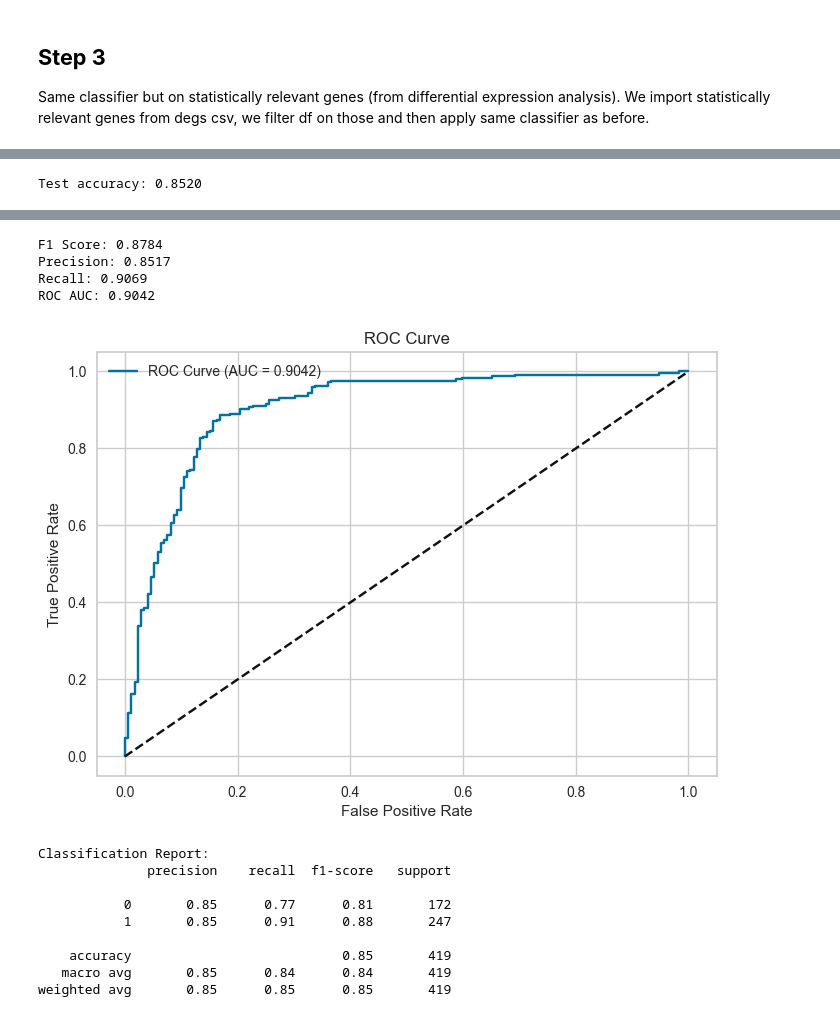
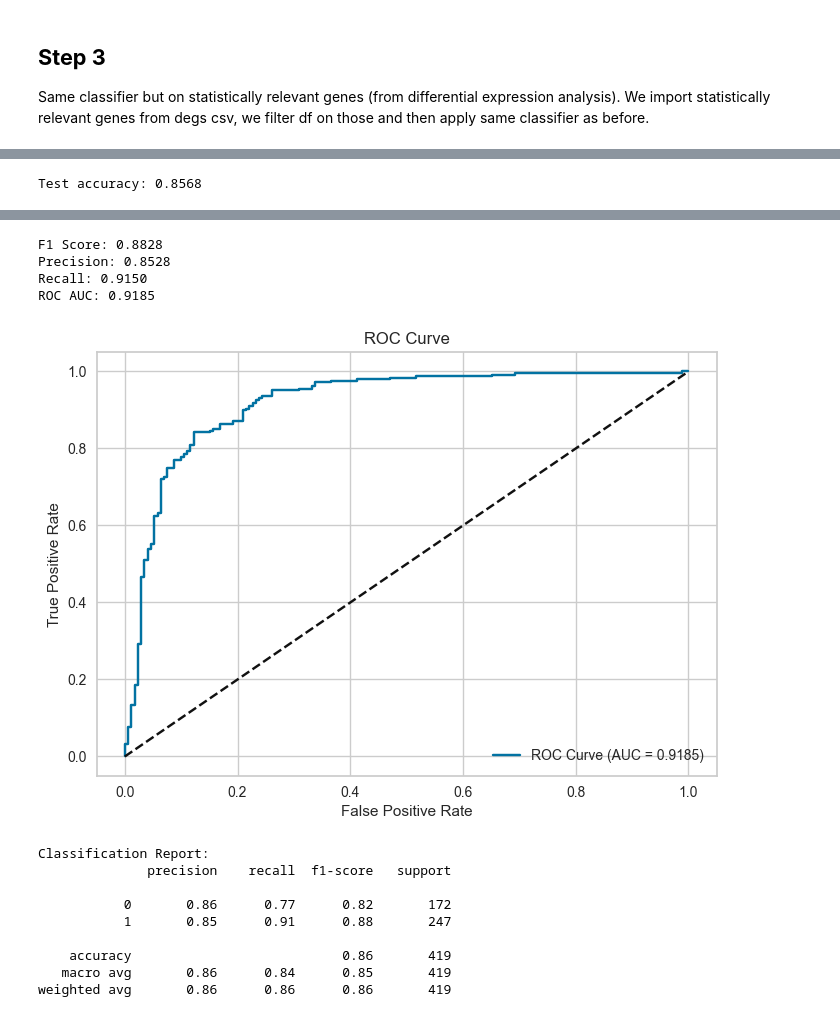
Before and after one commit to beatricecitterio/ml-repo, a Jupyter notebook: bea.ipynb, the cells around one changed output, grey strips where cells are left out. Saved outputs shown, nothing was run; the diff lists cells and outputs as text; code cells hidden in the pictures.

```diff
--- a/bea.ipynb
+++ b/bea.ipynb
@@ -1234,6 +1174,15 @@ X_train, X_test, y_train, y_test = train_test_split(
 scaler = StandardScaler()
 X_train_scaled = scaler.fit_transform(X_train)
 X_test_scaled = scaler.transform(X_test)
+
+final_model = GradientBoostingClassifier(
+                learning_rate=0.1,
+                n_estimators=200,
+                subsample=0.8,
+                random_state=42
+            )
+
+
 final_model.fit(X_train_scaled, y_train)
 
 y_pred = final_model.predict(X_test_scaled)
@@ -1255,11 +1204,9 @@ import seaborn as sns
 import matplotlib.pyplot as plt
 from sklearn.metrics import confusion_matrix, accuracy_score
 
-# Assuming you already have predictions
 cm = confusion_matrix(y_test, y_pred)
 acc = accuracy_score(y_test, y_pred)
 
-# Plot
 plt.figure(figsize=(6, 5))
 sns.heatmap(cm, annot=True, fmt='d', cmap='Blues', cbar=False)
 plt.title(f'Confusion Matrix\nAccuracy: {acc:.4f}', fontsize=14)
@@ -1270,47 +1217,45 @@ plt.yticks([0.5, 1.5], ['Non-Mutated', 'Mutated'], rotation=0)
 plt.show()
 
 
 y_pred_prob = final_model.predict_proba(X_test_scaled)[:, 1]  # For ROC AUC
 
-# Other metrics
 f1 = f1_score(y_test, y_pred)
 precision = precision_score(y_test, y_pred)
 recall = recall_score(y_test, y_pred)
 roc_auc = roc_auc_score(y_test, y_pred_prob)
 
 print(f"F1 Score: {f1:.4f}")
 print(f"Precision: {precision:.4f}")
 print(f"Recall: {recall:.4f}")
 print(f"ROC AUC: {roc_auc:.4f}")
 
 # ROC Curve plot
 fpr, tpr, thresholds = roc_curve(y_test, y_pred_prob)
 plt.figure()
 plt.plot(fpr, tpr, label=f'ROC Curve (AUC = {roc_auc:.4f})')
 plt.plot([0, 1], [0, 1], 'k--')
 plt.xlabel('False Positive Rate')
 plt.ylabel('True Positive Rate')
 plt.title('ROC Curve')
 plt.legend()
 plt.show()
 
-# Full classification report
 print("\nClassification Report:")
 print(classification_report(y_test, y_pred))
 # %% [output]
-Test accuracy: 0.8520
+Test accuracy: 0.8568
 [figure]
-F1 Score: 0.8784
-Precision: 0.8517
-Recall: 0.9069
-ROC AUC: 0.9042
+F1 Score: 0.8828
+Precision: 0.8528
+Recall: 0.9150
+ROC AUC: 0.9185
-[figure, old version]
+[figure, new version]
 Classification Report:
               precision    recall  f1-score   support
 
-           0       0.85      0.77      0.81       172
+           0       0.86      0.77      0.82       172
            1       0.85      0.91      0.88       247
 
-    accuracy                           0.85       419
-   macro avg       0.85      0.84      0.84       419
-weighted avg       0.85      0.85      0.85       419
+    accuracy                           0.86       419
+   macro avg       0.86      0.84      0.85       419
+weighted avg       0.86      0.86      0.86       419
```
Also changed, not shown: parts of 41 cells of this notebook.
